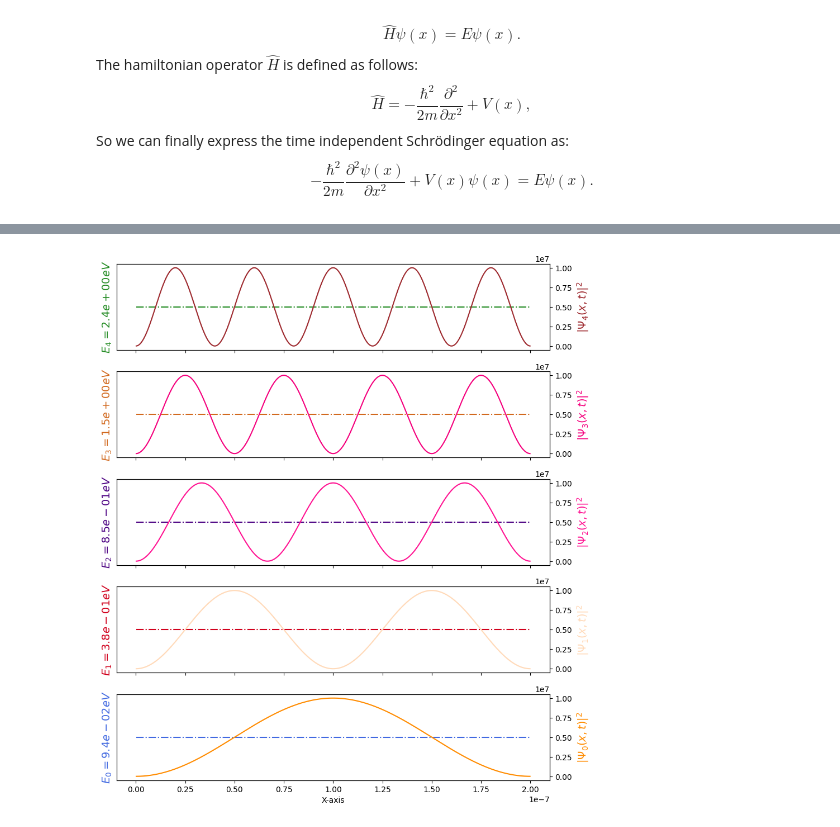
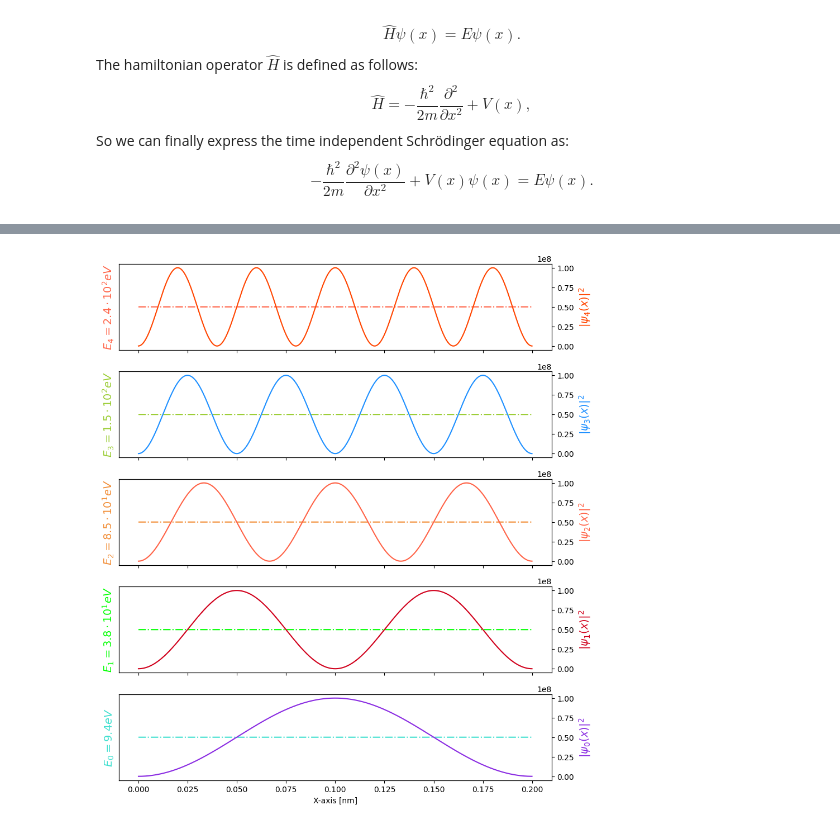
Before and after one commit to Focaccj85/jNotebooks, a Jupyter notebook: SchroedingerTI.ipynb, the cells around one changed output, grey strips where cells are left out. Drawn from its saved outputs; the diff is of its cells as text; code cells hidden in the pictures.

Commit message:
equations and plot fioxed

```diff
--- a/SchroedingerTI.ipynb
+++ b/SchroedingerTI.ipynb
@@ -149,6 +149,7 @@ $$
 # %%
 import numpy as np
 import matplotlib.pyplot as plt
+from matplotlib.animation import FuncAnimation
 from scipy.linalg import eigh_tridiagonal
 import random
 from IPython.display import HTML
@@ -160,9 +161,9 @@ h_bar = 1.055e-27
 #mass of the electron [g]
 m = 9.10938e-28
 #Size of the region [cm]
-L = 2.0e-7
+L = 0.2e-7
 #number of intervals (in means n+1 points)
-n = 1000
+n = 2000
 #interval length [cm]
 dx = L/n
 #create a vector of n+1 x-coordinates from 0 to L
@@ -188,50 +189,52 @@ psi = eigenvectors.T
 psi_squared = psi**2
 #Psi normalization
 for i in range(len(psi)):
-    norm_factor = np.trapz(psi_squared[i], xaxis)
+    norm_factor = np.trapezoid(psi_squared[i], xaxis)
     psi_squared[i] = psi_squared[i]/norm_factor
     psi[i] = psi[i]/np.sqrt(norm_factor)
-    energy_level[i] = eigenvalues[i]*(h_bar**2/m)
+    energy_level[i] = eigenvalues[i]*((h_bar**2)/m)
 # %%
 # Create the figure and axis
 #N_curves
 N_curves = 5
 fig, left_axes = plt.subplots(nrows=N_curves, ncols=1, sharex=True, figsize=(10, 12))
 
 right_axes = []
 
 # Define a list of 20 different colors
-colors = [
-    '#FF2400', '#3F2A9D', '#50C878', '#B22222', '#DC143C', '#9932CC', '#F44336', '#8B0000', '#D1001C', '#FF4500',
-    '#D1001C', '#9400D3', '#4169E1', '#4B0082', '#228B22', '#FF6347', '#FFDAB9', '#A0522D', '#D2691E', '#CD853F',
-    '#9370DB', '#FF1493', '#FF7F50', '#C71585', '#FF8C00', '#FF6347', '#CC5500', '#9E2A2F', '#FF2400', '#F08080',
-    '#6A1E1A', '#FFA07A', '#FFEFD5', '#BDB76B', '#F5007D', '#E97451', '#E30022', '#FF6347', '#A52A2A', '#704214'
-]
+colors = ['#FF2400', '#6200EA', '#00FF00', '#FF4500', '#FF1493', '#FF00FF', '#F44336', '#FF0000', '#D1001C',
+                '#FF6347', '#D1001C', '#9400D3', '#1E90FF', '#8A2BE2', '#32CD32', '#FF4500', '#FFD700', '#FF8C00', '#FF6347',
+                '#FF8C00', '#FF69B4', '#F28D35', '#FF6347', '#FF7F50', '#FF1493', '#00FF7F', '#32CD32', '#FF6347', '#FF4500',
+                '#8A2BE2', '#40E0D0', '#9ACD32', '#FF6347', '#D2691E']
 
 left_y_min = 0
 for i in range(N_curves):
 
     random_color_y_left = random.choice(colors)
     colors.remove(random_color_y_left)
     random_color_y_right = random.choice(colors)
     colors.remove(random_color_y_right)
 
-    left_axes[N_curves-i-1].plot(xaxis, energy_level[i]*np.ones(len(xaxis)),color = random_color_y_left,linestyle='-.')
-    #axes[N_curves-i-1].yaxis.set_major_locator(MaxNLocator(nbins=6))
+    left_axes[N_curves-i-1].plot(xaxis*1.0e7, energy_level[i]*np.ones(len(xaxis)),color = random_color_y_left,linestyle='-.')
+
     # Create a second y-axis
     right_axes.append(left_axes[N_curves-i-1].twinx())
-    right_axes[i].plot(xaxis, eigenvectors.T[i]**2,color = random_color_y_right)
+    right_axes[i].plot(xaxis*1.0e7, psi_squared[i],color = random_color_y_right)
     left_axes[N_curves-i-1].tick_params(axis = 'y',which='both',left=False,labelleft=False)
+    ev_energy = energy_level[i]*6.242e+11
+    left_axis_str = r'$E_'+str(i)+'='+f"{ev_energy:.1e}"+"eV$"
+    left_axis_str = left_axis_str.replace("e-00","").replace("e+00","").replace("e-0","e-").replace("e+0","e+")
+    if ("e-" in left_axis_str) or ("e+" in left_axis_str):
+        left_axis_str = left_axis_str.replace("e+","\\cdot 10^{").replace("e-","\\cdot 10^{-").replace("eV$","}eV$")
+    left_axes[N_curves-i-1].set_ylabel(left_axis_str,color=random_color_y_left,fontsize=14)
+    right_axes[i].set_ylabel(r'$|\psi_'+str(i)+'(x)|^{2}$',color = random_color_y_right,fontsize=14)
 
-    left_axes[N_curves-i-1].set_ylabel(r'$E_'+str(i)+'='+f"{energy_level[i]*6.242e+11:.1e}"+"eV$",color=random_color_y_left,fontsize=14)
-    right_axes[i].set_ylabel(r'$|\Psi_'+str(i)+'(x,t)|^{2}$',color = random_color_y_right,fontsize=14)
-
-left_axes[N_curves-1].set_xlabel('X-axis')
+left_axes[N_curves-1].set_xlabel('X-axis [nm]')
 
 
 plt.subplots_adjust(hspace=0.25)
 
 # Show the plot
 plt.show()
 # %% [output]
-[figure, old version]
+[figure, new version]
```
Also changed, not shown: parts of 2 cells of this notebook.
